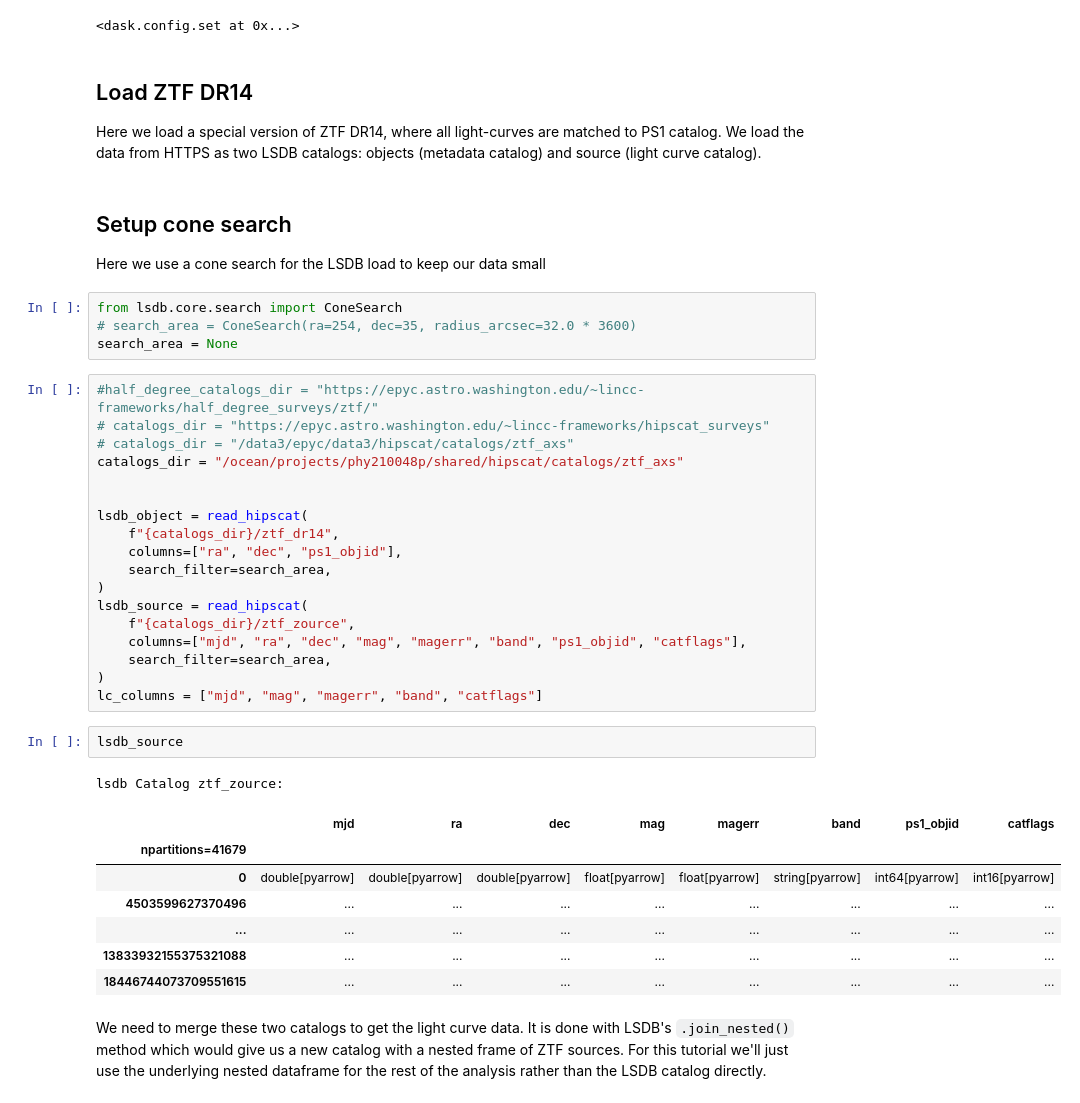
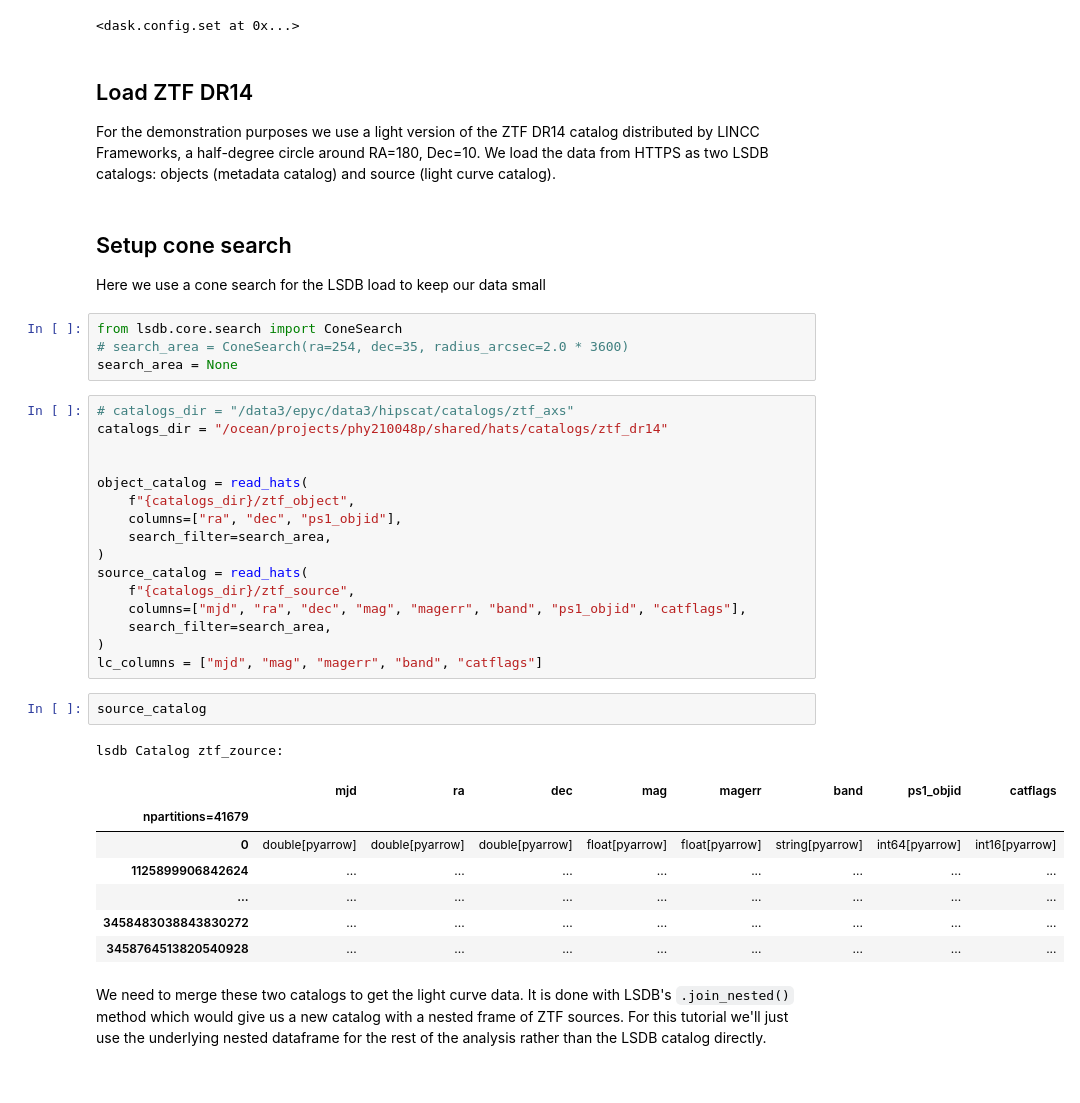
Before and after one commit to lincc-frameworks/notebooks_lf, a Jupyter notebook: ztf_periodogram/ztf_periodogram_PSC.ipynb, the cells around one changed output. Cells and saved outputs as stored; diff of their text form.

```diff
--- a/ztf_periodogram/ztf_periodogram_PSC.ipynb
+++ b/ztf_periodogram/ztf_periodogram_PSC.ipynb
@@ -73,44 +122,42 @@ dask.config.set({
 <dask.config.set at 0x...>
 # %% [markdown]
 ## Load ZTF DR14
-Here we load a special version of ZTF DR14, where all light-curves are matched to PS1 catalog.
+For the demonstration purposes we use a light version of the ZTF DR14 catalog distributed by LINCC Frameworks, a half-degree circle around RA=180, Dec=10.
 We load the data from HTTPS as two LSDB catalogs: objects (metadata catalog) and source (light curve catalog).
 # %% [markdown]
 ## Setup cone search
 Here we use a cone search for the LSDB load to keep our data small
 # %%
 from lsdb.core.search import ConeSearch
-# search_area = ConeSearch(ra=254, dec=35, radius_arcsec=32.0 * 3600)
+# search_area = ConeSearch(ra=254, dec=35, radius_arcsec=2.0 * 3600)
 search_area = None
 # %%
-#half_degree_catalogs_dir = "https://epyc.astro.washington.edu/~lincc-frameworks/half_degree_surveys/ztf/"
-# catalogs_dir = "https://epyc.astro.washington.edu/~lincc-frameworks/hipscat_surveys"
 # catalogs_dir = "/data3/epyc/data3/hipscat/catalogs/ztf_axs"
-catalogs_dir = "/ocean/projects/phy210048p/shared/hipscat/catalogs/ztf_axs"
+catalogs_dir = "/ocean/projects/phy210048p/shared/hats/catalogs/ztf_dr14"
 
 
-lsdb_object = read_hipscat(
-    f"{catalogs_dir}/ztf_dr14",
+object_catalog = read_hats(
+    f"{catalogs_dir}/ztf_object",
     columns=["ra", "dec", "ps1_objid"],
     search_filter=search_area,
 )
-lsdb_source = read_hipscat(
-    f"{catalogs_dir}/ztf_zource",
+source_catalog = read_hats(
+    f"{catalogs_dir}/ztf_source",
     columns=["mjd", "ra", "dec", "mag", "magerr", "band", "ps1_objid", "catflags"],
     search_filter=search_area,
 )
 lc_columns = ["mjd", "mag", "magerr", "band", "catflags"]
 # %%
-lsdb_source
+source_catalog
 # %% [output]
 lsdb Catalog ztf_zource:
 |  | mjd | ra | dec | mag | magerr | band | ps1_objid | catflags |
 | npartitions=41679 |  |  |  |  |  |  |  |  |
 | 0 | double[pyarrow] | double[pyarrow] | double[pyarrow] | float[pyarrow] | float[pyarrow] | string[pyarrow] | int64[pyarrow] | int16[pyarrow] |
-| 4503599627370496 | ... | ... | ... | ... | ... | ... | ... | ... |
+| 1125899906842624 | ... | ... | ... | ... | ... | ... | ... | ... |
 | ... | ... | ... | ... | ... | ... | ... | ... | ... |
-| 13833932155375321088 | ... | ... | ... | ... | ... | ... | ... | ... |
-| 18446744073709551615 | ... | ... | ... | ... | ... | ... | ... | ... |
+| 3458483038843830272 | ... | ... | ... | ... | ... | ... | ... | ... |
+| 3458764513820540928 | ... | ... | ... | ... | ... | ... | ... | ... |
 # %% [markdown]
 We need to merge these two catalogs to get the light curve data.
 It is done with LSDB's `.join_nested()` method which would give us a new catalog with a nested frame of ZTF sources. For this tutorial we'll just use the underlying nested dataframe for the rest of the analysis rather than the LSDB catalog directly.
```
Also changed, not shown: parts of 14 cells of this notebook.
